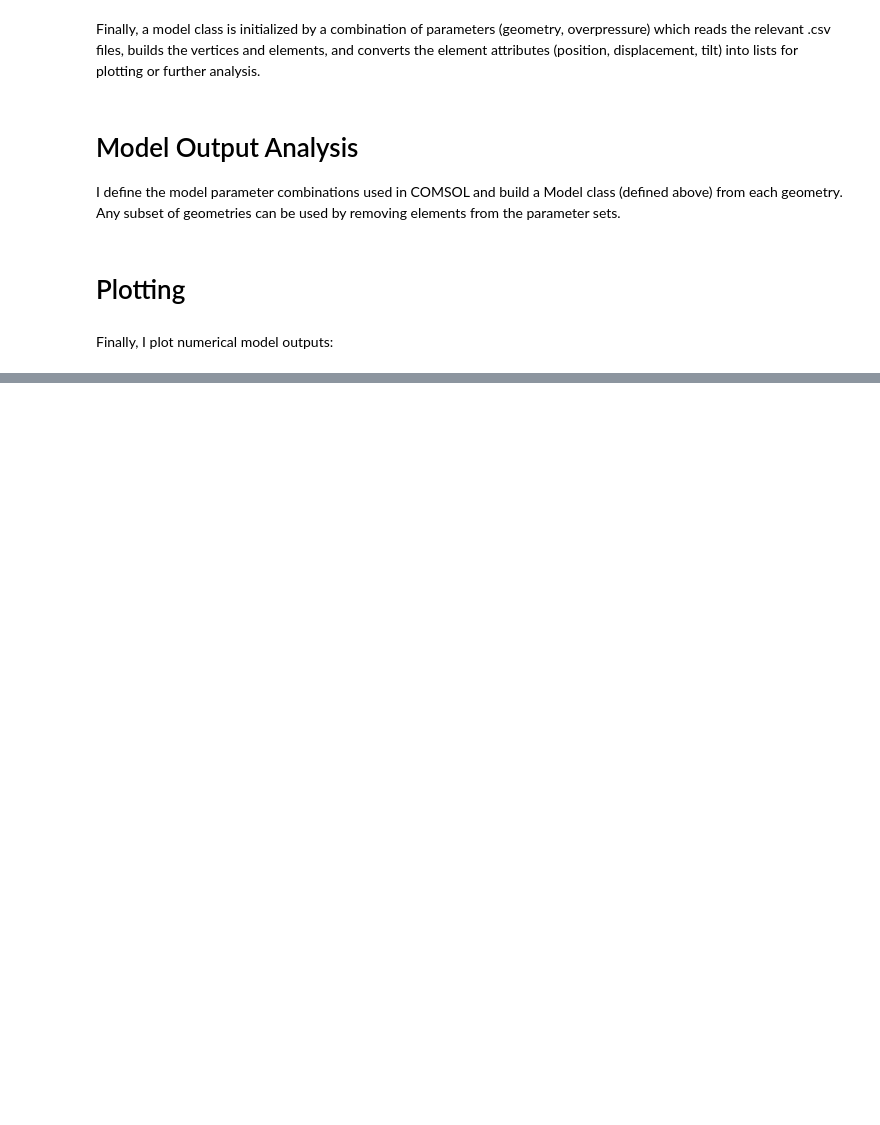
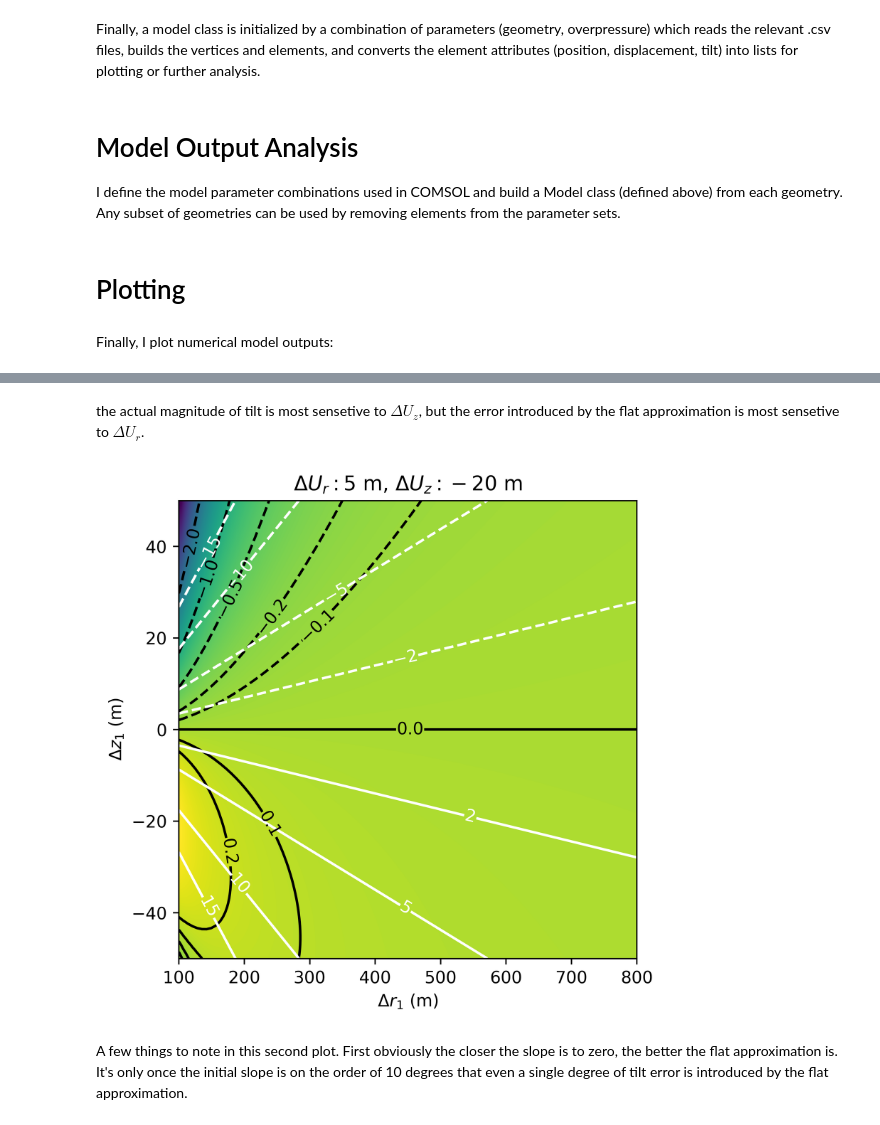
Before and after one commit to hernypeterson/thesis, a Jupyter notebook: code.ipynb, the cells around one changed output, grey strips where cells are left out. Drawn from its saved outputs; the diff is of its cells as text; code cells hidden in the pictures; blank space fills up the shorter version.

```diff
--- a/code.ipynb
+++ b/code.ipynb
@@ -349,0 +385,34 @@ a
+# %% [markdown]
+the actual magnitude of tilt is most sensetive to $\Delta U_z$, but the error introduced by the flat approximation is most sensetive to $\Delta U_r$.
+# %%
+resolution = 100
+
+# fixed dUr, dUz
+# varaible dr1, dz1:
+
+xs = np.linspace(*dr1_range, resolution)
+ys = np.linspace(*dz1_range, resolution)
+
+X, Y = np.meshgrid(xs, ys)
+
+z = np.array([flat_model_error(y, x, dUz, dUr) for y in ys for x in xs]).reshape(resolution, resolution)
+
+fig = plt.figure(figsize = (5,5), dpi = 600)
+
+plt.xlabel('$\Delta r_1$ (m)')
+plt.ylabel('$\Delta z_1$ (m)')
+plt.title(f'$\Delta U_r: {dUr}$ m, $\Delta U_z: {dUz}$ m')
+
+extent = xs[0], xs[-1], ys[0], ys[-1]
+
+contours = plt.contour(X, -Y, flat_model_error(Y, X, dUz, dUr), levels=[-2,-1, -0.5, -0.2, -0.1, 0, 0.1, 0.2], colors='black')
+contours_slope = plt.contour(X, -Y, np.degrees(np.arctan2(Y,X)), levels=[-15,-10,-5,-2,2,5,10,15], colors='white')
+
+plt.clabel(contours_slope, inline=1, fontsize=10)
+plt.clabel(contours, inline=1, fontsize=10)
+
+plt.imshow(z, interpolation='bilinear', extent=extent, aspect=7)
+# %% [output]
+[figure, added]
+# %% [markdown]
+A few things to note in this second plot. First obviously the closer the slope is to zero, the better the flat approximation is. It's only once the initial slope is on the order of 10 degrees that even a single degree of tilt error is introduced by the flat approximation.
```
Also changed, not shown: parts of 8 cells of this notebook, 4 other files.
